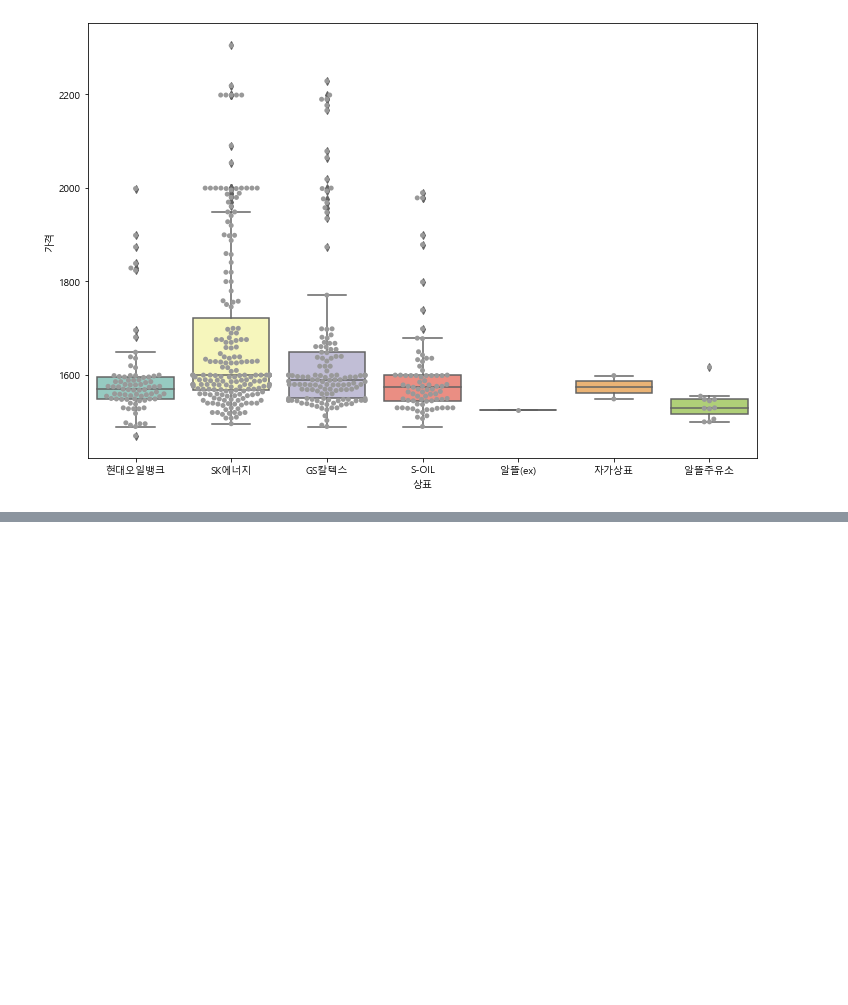
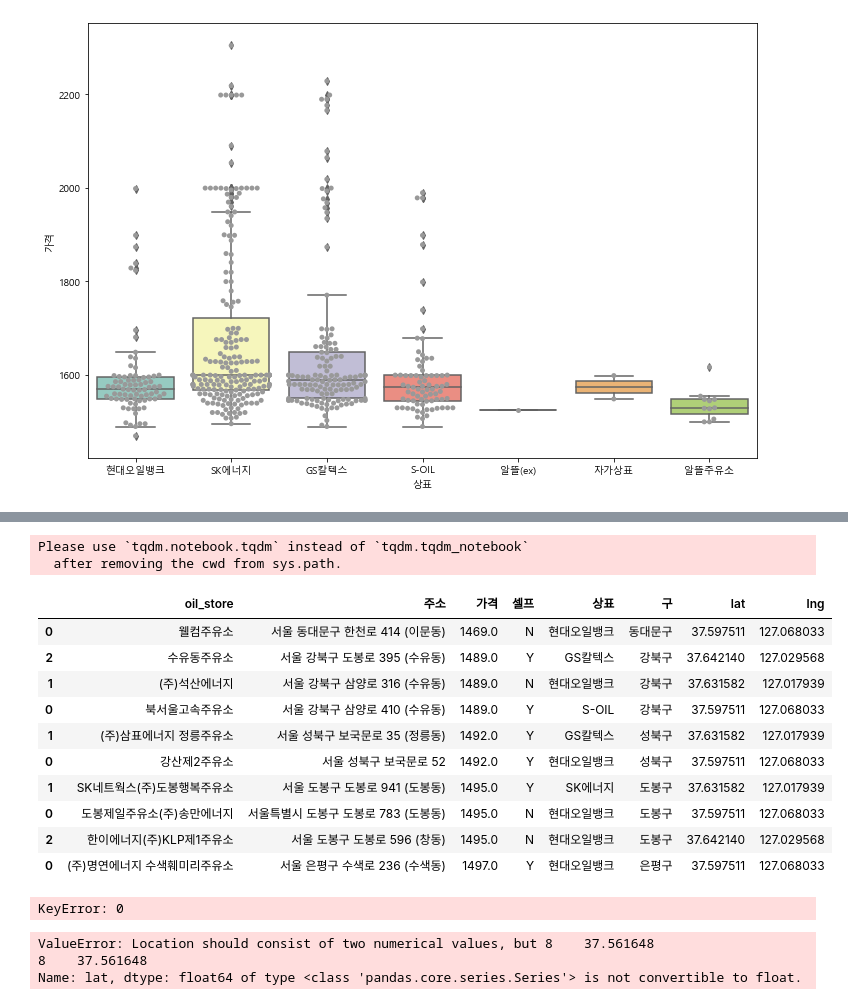
Before and after one commit to S-J-Kim/Python, a Jupyter notebook: Day 9/예제/data/크롤링두번째.ipynb, the cells around one changed output, grey strips where cells are left out. Cells and saved outputs as stored; diff of their text form; code cells hidden in the pictures; blank space fills up the shorter version.

```diff
--- a/Day 9/예제/data/크롤링두번째.ipynb
+++ b/Day 9/예제/data/크롤링두번째.ipynb
@@ -394,0 +414,64 @@ plt.show()
+# %%
+lat = []
+lng = []
+
+for n in tqdm_notebook(oil_price_bot10.index):
+    try:
+        tmp_add = str(oil_price_bot10['주소'][n]).split('(')[0]
+        tmp_map = gmpas.geocode(tmp_add)
+
+        tmp_loc = tmp_map[0].get('geometry')
+        lat.append(tmp_loc['location']['lat'])
+        lng.append(tmp_loc['location']['lng'])
+
+    except:
+        lat.append(np.nan)
+        lng.append(np.nan)
+        print('NaN')
+
+oil_price_bot10['lat'] = lat
+oil_price_bot10['lng'] = lng
+
+oil_price_bot10
+# %% [output]
+Please use `tqdm.notebook.tqdm` instead of `tqdm.tqdm_notebook`
+  after removing the cwd from sys.path.
+|  | oil_store | 주소 | 가격 | 셀프 | 상표 | 구 | lat | lng |
+| 0 | 웰컴주유소 | 서울 동대문구 한천로 414 (이문동) | 1469.0 | N | 현대오일뱅크 | 동대문구 | 37.597511 | 127.068033 |
+| 2 | 수유동주유소 | 서울 강북구 도봉로 395 (수유동) | 1489.0 | Y | GS칼텍스 | 강북구 | 37.642140 | 127.029568 |
+| 1 | (주)석산에너지 | 서울 강북구 삼양로 316 (수유동) | 1489.0 | N | 현대오일뱅크 | 강북구 | 37.631582 | 127.017939 |
+| 0 | 북서울고속주유소 | 서울 강북구 삼양로 410 (수유동) | 1489.0 | Y | S-OIL | 강북구 | 37.597511 | 127.068033 |
+| 1 | (주)삼표에너지 정릉주유소 | 서울 성북구 보국문로 35 (정릉동) | 1492.0 | Y | GS칼텍스 | 성북구 | 37.631582 | 127.017939 |
+| 0 | 강산제2주유소 | 서울 성북구 보국문로 52 | 1492.0 | Y | 현대오일뱅크 | 성북구 | 37.597511 | 127.068033 |
+| 1 | SK네트웍스(주)도봉행복주유소 | 서울 도봉구 도봉로 941 (도봉동) | 1495.0 | Y | SK에너지 | 도봉구 | 37.631582 | 127.017939 |
+| 0 | 도봉제일주유소(주)송만에너지 | 서울특별시 도봉구 도봉로 783 (도봉동) | 1495.0 | N | 현대오일뱅크 | 도봉구 | 37.597511 | 127.068033 |
+| 2 | 한이에너지(주)KLP제1주유소 | 서울 도봉구 도봉로 596 (창동) | 1495.0 | N | 현대오일뱅크 | 도봉구 | 37.642140 | 127.029568 |
+| 0 | (주)명연에너지 수색훼미리주유소 | 서울 은평구 수색로 236 (수색동) | 1497.0 | Y | 현대오일뱅크 | 은평구 | 37.597511 | 127.068033 |
+# %%
+type(oil_price_top10['lat'][0])
+# %% [output]
+KeyError: 0
+# %%
+# 지도에 표기
+
+map =folium.Map(location=[37.5202, 126.975], zoom_start=10.5)
+
+for n in oil_price_top10.index:
+
+    folium.CircleMarker([oil_price_top10['lat'][n], oil_price_top10['lng'][n]],
+                        radius=15,
+                        color='#FFFF00',
+                        fill_color='#FFFF00').add_to(map)
+'''
+for n in oil_price_bot10.index:
+    if pd.notnull(oil_price_bot10['lat'][n]):
+        folium.CircleMarker([oil_price_bot10['lat'][n],
+                            oil_price_bot10['lng'][n]],
+                            radius=15,
+                            color='#FFFF00',
+                            fill_color='#FFFF00').add_to(map)
+'''
+# %% [output]
+ValueError: Location should consist of two numerical values, but 8    37.561648
+8    37.561648
+Name: lat, dtype: float64 of type <class 'pandas.core.series.Series'> is not convertible to float.
```
Also changed, not shown: parts of 29 cells of this notebook, 18 other files.
